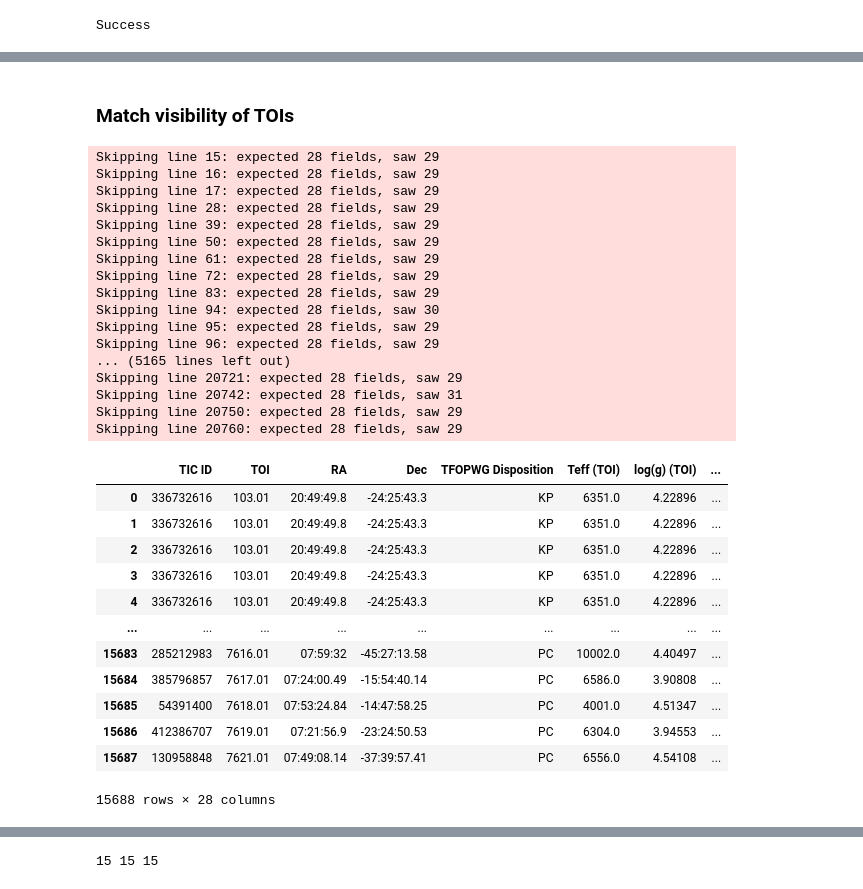
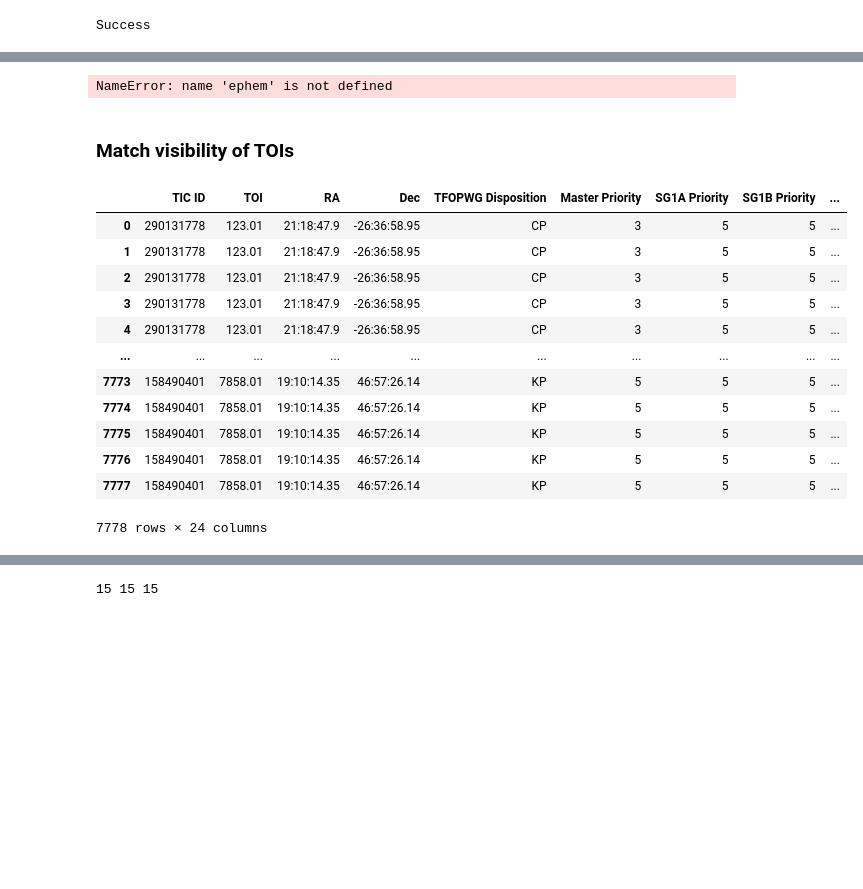
Before and after one commit to isa-kain/twilight, a Jupyter notebook: Pointing constraints tool.ipynb, the cells around one changed output, grey strips where cells are left out. Drawn from its saved outputs; the diff is of its cells as text; code cells hidden in the pictures; blank space fills up the shorter version.

```diff
--- a/Pointing constraints tool.ipynb
+++ b/Pointing constraints tool.ipynb
@@ -758,38 +761,25 @@ NameError: name 'ephem' is not defined
+# %%
+ephem
+# %% [output]
+NameError: name 'ephem' is not defined
 # %% [markdown]
 ### Match visibility of TOIs
 # %%
-toi_list = pd.read_csv('/Users/isabelkain/Desktop/Twilight_/twilight-observing-tool/exofop_tess(1).csv',
+toi_list = pd.read_csv('/Users/isabelkain/Desktop/Twilight_/twilight-observing-tool/exofop_dec-30_starsep1500mas_2026aug02.csv',
                        skiprows=2, on_bad_lines='warn')
 toi_list
 # %% [output]
+|  | TIC ID | TOI | RA | Dec | TFOPWG Disposition | Master Priority | SG1A Priority | SG1B Priority | ... |
+| 0 | 290131778 | 123.01 | 21:18:47.9 | -26:36:58.95 | CP | 3 | 5 | 5 | ... |
+| 1 | 290131778 | 123.01 | 21:18:47.9 | -26:36:58.95 | CP | 3 | 5 | 5 | ... |
+| 2 | 290131778 | 123.01 | 21:18:47.9 | -26:36:58.95 | CP | 3 | 5 | 5 | ... |
+| 3 | 290131778 | 123.01 | 21:18:47.9 | -26:36:58.95 | CP | 3 | 5 | 5 | ... |
+| 4 | 290131778 | 123.01 | 21:18:47.9 | -26:36:58.95 | CP | 3 | 5 | 5 | ... |
+| ... | ... | ... | ... | ... | ... | ... | ... | ... | ... |
+| 7773 | 158490401 | 7858.01 | 19:10:14.35 | 46:57:26.14 | KP | 5 | 5 | 5 | ... |
+| 7774 | 158490401 | 7858.01 | 19:10:14.35 | 46:57:26.14 | KP | 5 | 5 | 5 | ... |
+| 7775 | 158490401 | 7858.01 | 19:10:14.35 | 46:57:26.14 | KP | 5 | 5 | 5 | ... |
+| 7776 | 158490401 | 7858.01 | 19:10:14.35 | 46:57:26.14 | KP | 5 | 5 | 5 | ... |
+| 7777 | 158490401 | 7858.01 | 19:10:14.35 | 46:57:26.14 | KP | 5 | 5 | 5 | ... |
-Skipping line 15: expected 28 fields, saw 29
-Skipping line 16: expected 28 fields, saw 29
-Skipping line 17: expected 28 fields, saw 29
-Skipping line 28: expected 28 fields, saw 29
-Skipping line 39: expected 28 fields, saw 29
-Skipping line 50: expected 28 fields, saw 29
-Skipping line 61: expected 28 fields, saw 29
-Skipping line 72: expected 28 fields, saw 29
-Skipping line 83: expected 28 fields, saw 29
-Skipping line 94: expected 28 fields, saw 30
-Skipping line 95: expected 28 fields, saw 29
-Skipping line 96: expected 28 fields, saw 29
-... (5165 lines left out)
-Skipping line 20721: expected 28 fields, saw 29
-Skipping line 20742: expected 28 fields, saw 31
-Skipping line 20750: expected 28 fields, saw 29
-Skipping line 20760: expected 28 fields, saw 29
+7778 rows × 24 columns
-|  | TIC ID | TOI | RA | Dec | TFOPWG Disposition | Teff (TOI) | log(g) (TOI) | ... |
-| 0 | 336732616 | 103.01 | 20:49:49.8 | -24:25:43.3 | KP | 6351.0 | 4.22896 | ... |
-| 1 | 336732616 | 103.01 | 20:49:49.8 | -24:25:43.3 | KP | 6351.0 | 4.22896 | ... |
-| 2 | 336732616 | 103.01 | 20:49:49.8 | -24:25:43.3 | KP | 6351.0 | 4.22896 | ... |
-| 3 | 336732616 | 103.01 | 20:49:49.8 | -24:25:43.3 | KP | 6351.0 | 4.22896 | ... |
-| 4 | 336732616 | 103.01 | 20:49:49.8 | -24:25:43.3 | KP | 6351.0 | 4.22896 | ... |
-| ... | ... | ... | ... | ... | ... | ... | ... | ... |
-| 15683 | 285212983 | 7616.01 | 07:59:32 | -45:27:13.58 | PC | 10002.0 | 4.40497 | ... |
-| 15684 | 385796857 | 7617.01 | 07:24:00.49 | -15:54:40.14 | PC | 6586.0 | 3.90808 | ... |
-| 15685 | 54391400 | 7618.01 | 07:53:24.84 | -14:47:58.25 | PC | 4001.0 | 4.51347 | ... |
-| 15686 | 412386707 | 7619.01 | 07:21:56.9 | -23:24:50.53 | PC | 6304.0 | 3.94553 | ... |
-| 15687 | 130958848 | 7621.01 | 07:49:08.14 | -37:39:57.41 | PC | 6556.0 | 4.54108 | ... |
-15688 rows × 28 columns
 # %%
```
Also changed, not shown: parts of 19 cells of this notebook, 17 other files.
